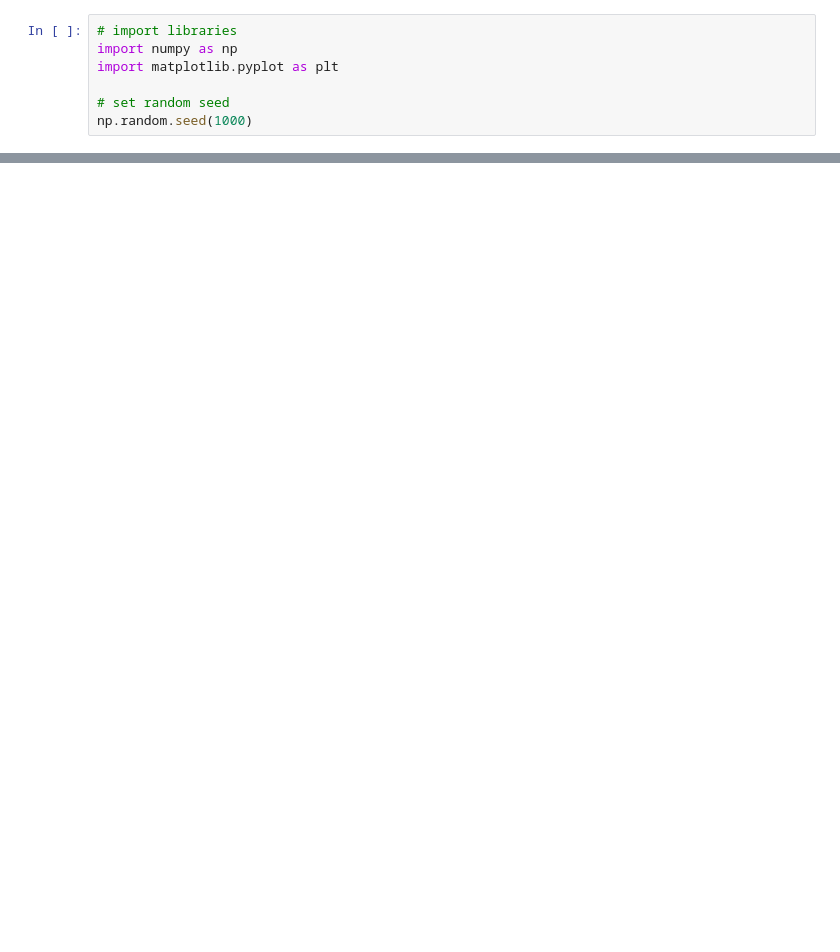
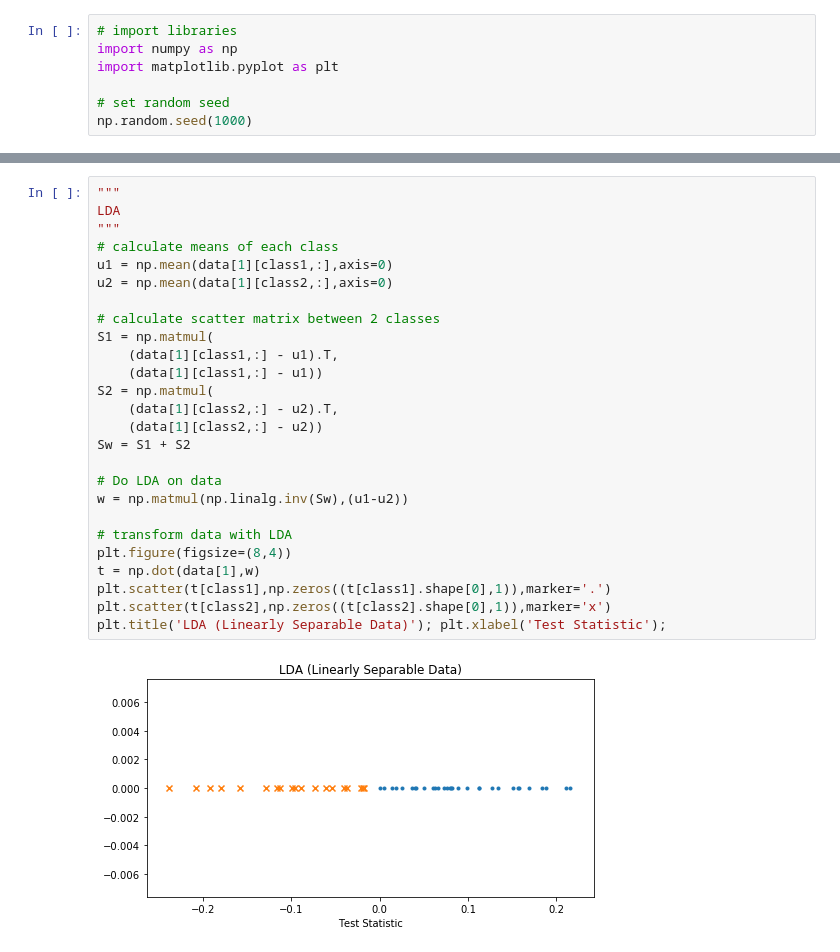
Before and after one commit to vanandrew/BME572, a Jupyter notebook: HW3/Problem1.ipynb, the cells around one changed output, grey strips where cells are left out. Drawn from its saved outputs; the diff is of its cells as text; blank space fills up the shorter version.

```diff
--- a/HW3/Problem1.ipynb
+++ b/HW3/Problem1.ipynb
@@ -107,0 +145,28 @@ plt.title('Data');
+# %%
+"""
+LDA
+"""
+# calculate means of each class
+u1 = np.mean(data[1][class1,:],axis=0)
+u2 = np.mean(data[1][class2,:],axis=0)
+
+# calculate scatter matrix between 2 classes
+S1 = np.matmul(
+    (data[1][class1,:] - u1).T,
+    (data[1][class1,:] - u1))
+S2 = np.matmul(
+    (data[1][class2,:] - u2).T,
+    (data[1][class2,:] - u2))
+Sw = S1 + S2
+
+# Do LDA on data
+w = np.matmul(np.linalg.inv(Sw),(u1-u2))
+
+# transform data with LDA
+plt.figure(figsize=(8,4))
+t = np.dot(data[1],w)
+plt.scatter(t[class1],np.zeros((t[class1].shape[0],1)),marker='.')
+plt.scatter(t[class2],np.zeros((t[class2].shape[0],1)),marker='x')
+plt.title('LDA (Linearly Separable Data)'); plt.xlabel('Test Statistic');
+# %% [output]
+[figure, added]
```
Also changed, not shown: parts of 15 cells of this notebook, 9 other files.
